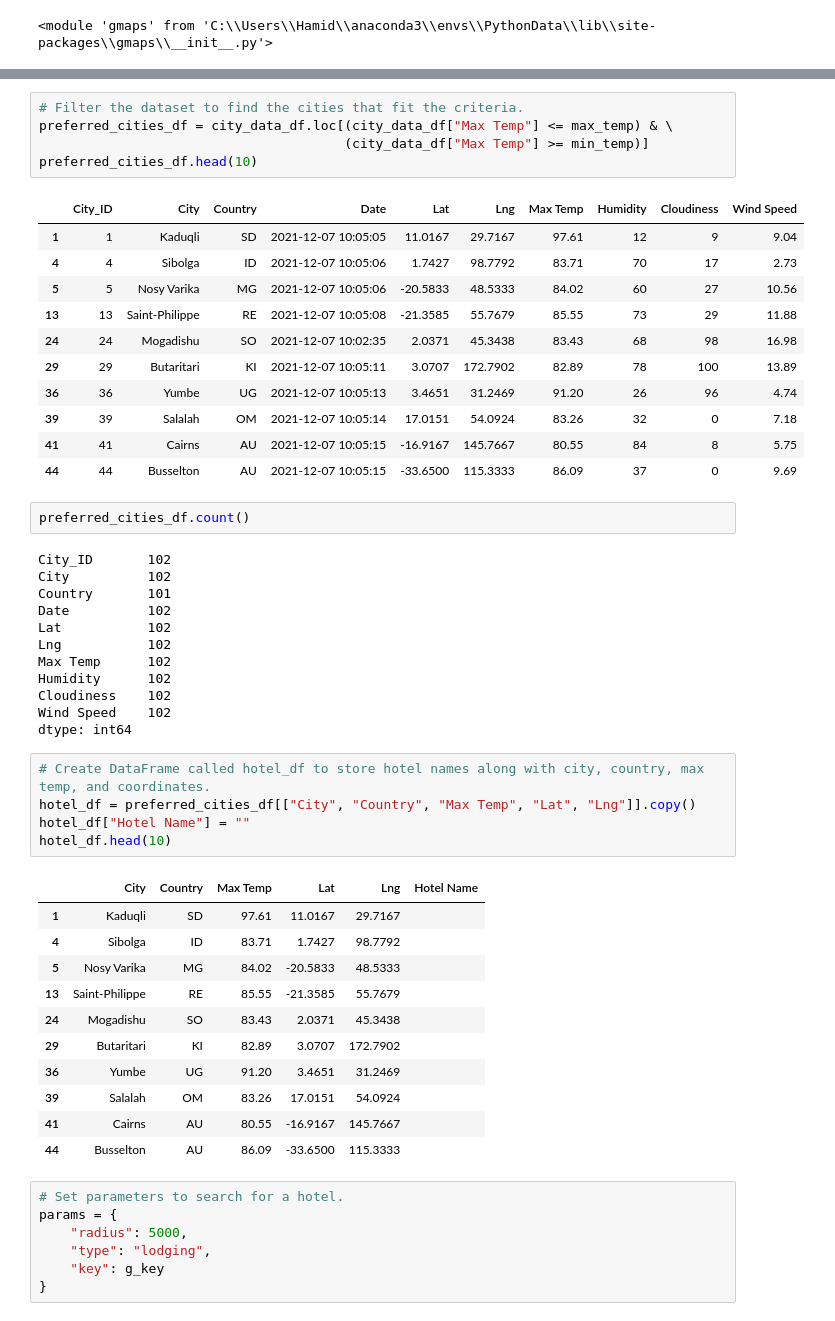
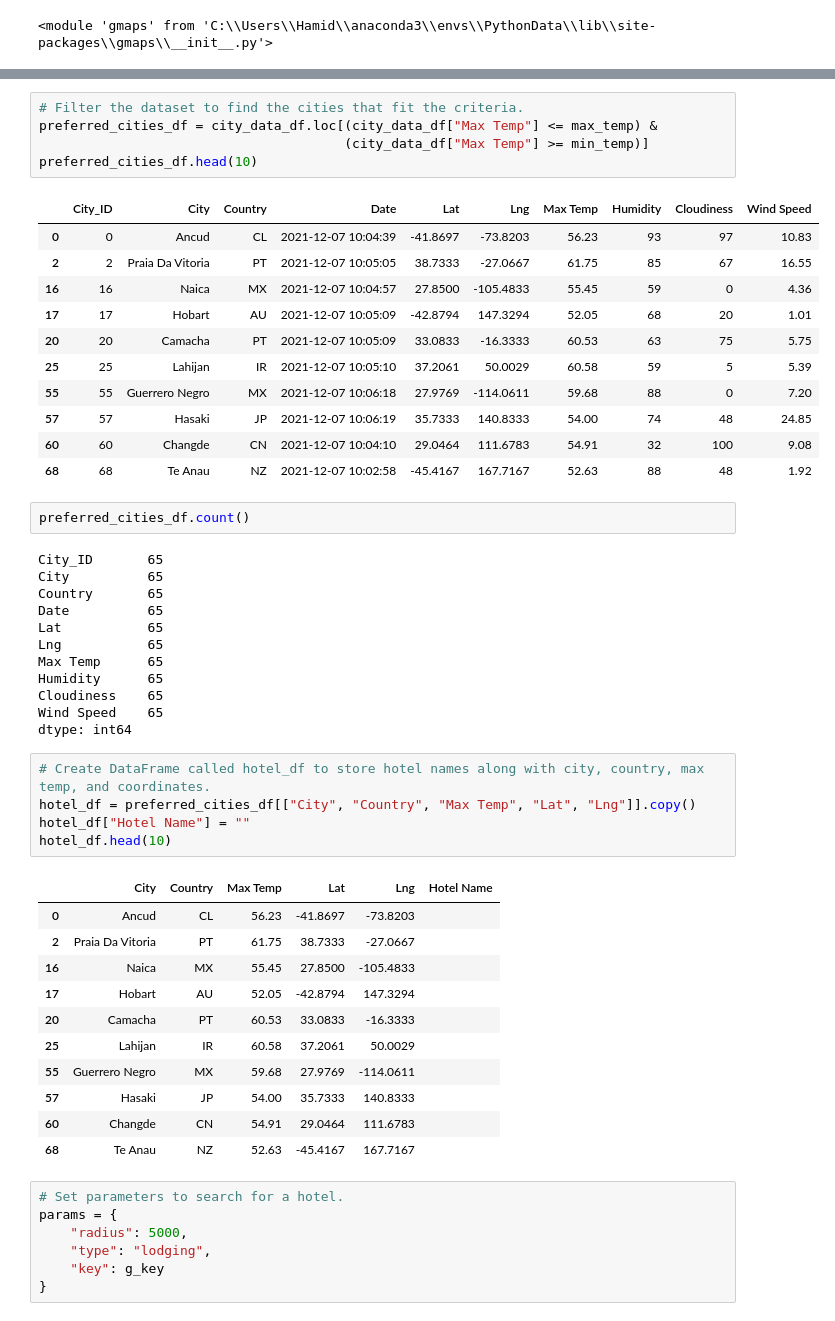
Before and after one commit to Hamid-Salamat/World_Weather_Analysis, a Jupyter notebook: VacationPy.ipynb, the cells around one changed output, grey strips where cells are left out. Drawn from its saved outputs; the diff is of its cells as text.

```diff
--- a/VacationPy.ipynb
+++ b/VacationPy.ipynb
@@ -100,33 +100,33 @@ What is the maximum temperature you would like for your trip? 100
 # %%
 # Filter the dataset to find the cities that fit the criteria.
-preferred_cities_df = city_data_df.loc[(city_data_df["Max Temp"] <= max_temp) & \
+preferred_cities_df = city_data_df.loc[(city_data_df["Max Temp"] <= max_temp) &
                                        (city_data_df["Max Temp"] >= min_temp)]
 preferred_cities_df.head(10)
 # %% [output]
 |  | City_ID | City | Country | Date | Lat | Lng | Max Temp | Humidity | Cloudiness | Wind Speed |
-| 1 | 1 | Kaduqli | SD | 2021-12-07 10:05:05 | 11.0167 | 29.7167 | 97.61 | 12 | 9 | 9.04 |
-| 4 | 4 | Sibolga | ID | 2021-12-07 10:05:06 | 1.7427 | 98.7792 | 83.71 | 70 | 17 | 2.73 |
-| 5 | 5 | Nosy Varika | MG | 2021-12-07 10:05:06 | -20.5833 | 48.5333 | 84.02 | 60 | 27 | 10.56 |
-| 13 | 13 | Saint-Philippe | RE | 2021-12-07 10:05:08 | -21.3585 | 55.7679 | 85.55 | 73 | 29 | 11.88 |
-| 24 | 24 | Mogadishu | SO | 2021-12-07 10:02:35 | 2.0371 | 45.3438 | 83.43 | 68 | 98 | 16.98 |
-| 29 | 29 | Butaritari | KI | 2021-12-07 10:05:11 | 3.0707 | 172.7902 | 82.89 | 78 | 100 | 13.89 |
-| 36 | 36 | Yumbe | UG | 2021-12-07 10:05:13 | 3.4651 | 31.2469 | 91.20 | 26 | 96 | 4.74 |
-| 39 | 39 | Salalah | OM | 2021-12-07 10:05:14 | 17.0151 | 54.0924 | 83.26 | 32 | 0 | 7.18 |
-| 41 | 41 | Cairns | AU | 2021-12-07 10:05:15 | -16.9167 | 145.7667 | 80.55 | 84 | 8 | 5.75 |
-| 44 | 44 | Busselton | AU | 2021-12-07 10:05:15 | -33.6500 | 115.3333 | 86.09 | 37 | 0 | 9.69 |
+| 0 | 0 | Ancud | CL | 2021-12-07 10:04:39 | -41.8697 | -73.8203 | 56.23 | 93 | 97 | 10.83 |
+| 2 | 2 | Praia Da Vitoria | PT | 2021-12-07 10:05:05 | 38.7333 | -27.0667 | 61.75 | 85 | 67 | 16.55 |
+| 16 | 16 | Naica | MX | 2021-12-07 10:04:57 | 27.8500 | -105.4833 | 55.45 | 59 | 0 | 4.36 |
+| 17 | 17 | Hobart | AU | 2021-12-07 10:05:09 | -42.8794 | 147.3294 | 52.05 | 68 | 20 | 1.01 |
+| 20 | 20 | Camacha | PT | 2021-12-07 10:05:09 | 33.0833 | -16.3333 | 60.53 | 63 | 75 | 5.75 |
+| 25 | 25 | Lahijan | IR | 2021-12-07 10:05:10 | 37.2061 | 50.0029 | 60.58 | 59 | 5 | 5.39 |
+| 55 | 55 | Guerrero Negro | MX | 2021-12-07 10:06:18 | 27.9769 | -114.0611 | 59.68 | 88 | 0 | 7.20 |
+| 57 | 57 | Hasaki | JP | 2021-12-07 10:06:19 | 35.7333 | 140.8333 | 54.00 | 74 | 48 | 24.85 |
+| 60 | 60 | Changde | CN | 2021-12-07 10:04:10 | 29.0464 | 111.6783 | 54.91 | 32 | 100 | 9.08 |
+| 68 | 68 | Te Anau | NZ | 2021-12-07 10:02:58 | -45.4167 | 167.7167 | 52.63 | 88 | 48 | 1.92 |
 # %%
 preferred_cities_df.count()
 # %% [output]
-City_ID       102
-City          102
-Country       101
-Date          102
-Lat           102
-Lng           102
-Max Temp      102
-Humidity      102
-Cloudiness    102
-Wind Speed    102
+City_ID       65
+City          65
+Country       65
+Date          65
+Lat           65
+Lng           65
+Max Temp      65
+Humidity      65
+Cloudiness    65
+Wind Speed    65
 dtype: int64
 # %%
 # Create DataFrame called hotel_df to store hotel names along with city, country, max temp, and coordinates.
@@ -135,16 +135,16 @@ hotel_df["Hotel Name"] = ""
 hotel_df.head(10)
 # %% [output]
 |  | City | Country | Max Temp | Lat | Lng | Hotel Name |
-| 1 | Kaduqli | SD | 97.61 | 11.0167 | 29.7167 |  |
-| 4 | Sibolga | ID | 83.71 | 1.7427 | 98.7792 |  |
-| 5 | Nosy Varika | MG | 84.02 | -20.5833 | 48.5333 |  |
-| 13 | Saint-Philippe | RE | 85.55 | -21.3585 | 55.7679 |  |
-| 24 | Mogadishu | SO | 83.43 | 2.0371 | 45.3438 |  |
-| 29 | Butaritari | KI | 82.89 | 3.0707 | 172.7902 |  |
-| 36 | Yumbe | UG | 91.20 | 3.4651 | 31.2469 |  |
-| 39 | Salalah | OM | 83.26 | 17.0151 | 54.0924 |  |
-| 41 | Cairns | AU | 80.55 | -16.9167 | 145.7667 |  |
-| 44 | Busselton | AU | 86.09 | -33.6500 | 115.3333 |  |
+| 0 | Ancud | CL | 56.23 | -41.8697 | -73.8203 |  |
+| 2 | Praia Da Vitoria | PT | 61.75 | 38.7333 | -27.0667 |  |
+| 16 | Naica | MX | 55.45 | 27.8500 | -105.4833 |  |
+| 17 | Hobart | AU | 52.05 | -42.8794 | 147.3294 |  |
+| 20 | Camacha | PT | 60.53 | 33.0833 | -16.3333 |  |
+| 25 | Lahijan | IR | 60.58 | 37.2061 | 50.0029 |  |
+| 55 | Guerrero Negro | MX | 59.68 | 27.9769 | -114.0611 |  |
+| 57 | Hasaki | JP | 54.00 | 35.7333 | 140.8333 |  |
+| 60 | Changde | CN | 54.91 | 29.0464 | 111.6783 |  |
+| 68 | Te Anau | NZ | 52.63 | -45.4167 | 167.7167 |  |
 # %%
 # Set parameters to search for a hotel.
 params = {
```
Also changed, not shown: parts of 2 cells of this notebook, 6 other files.
